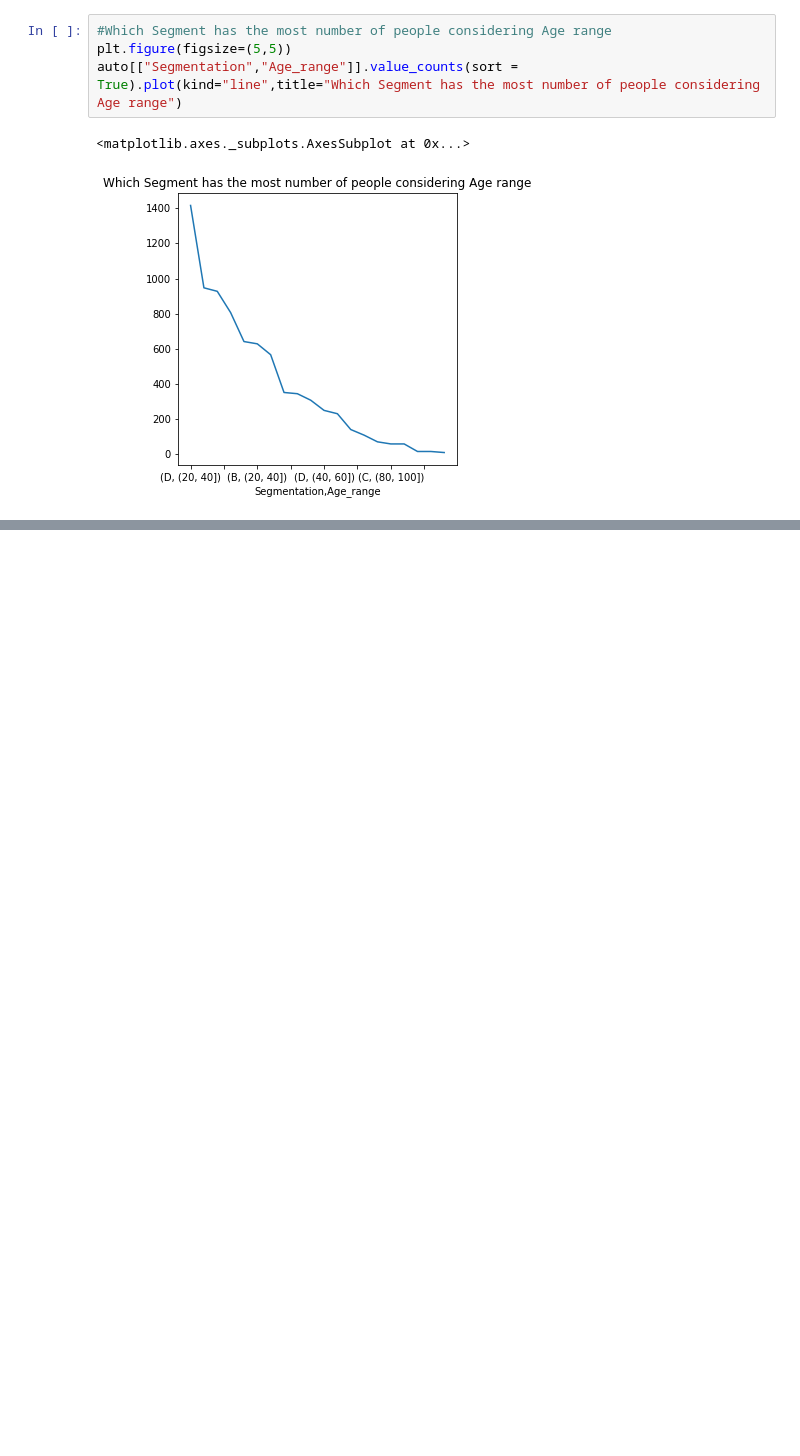
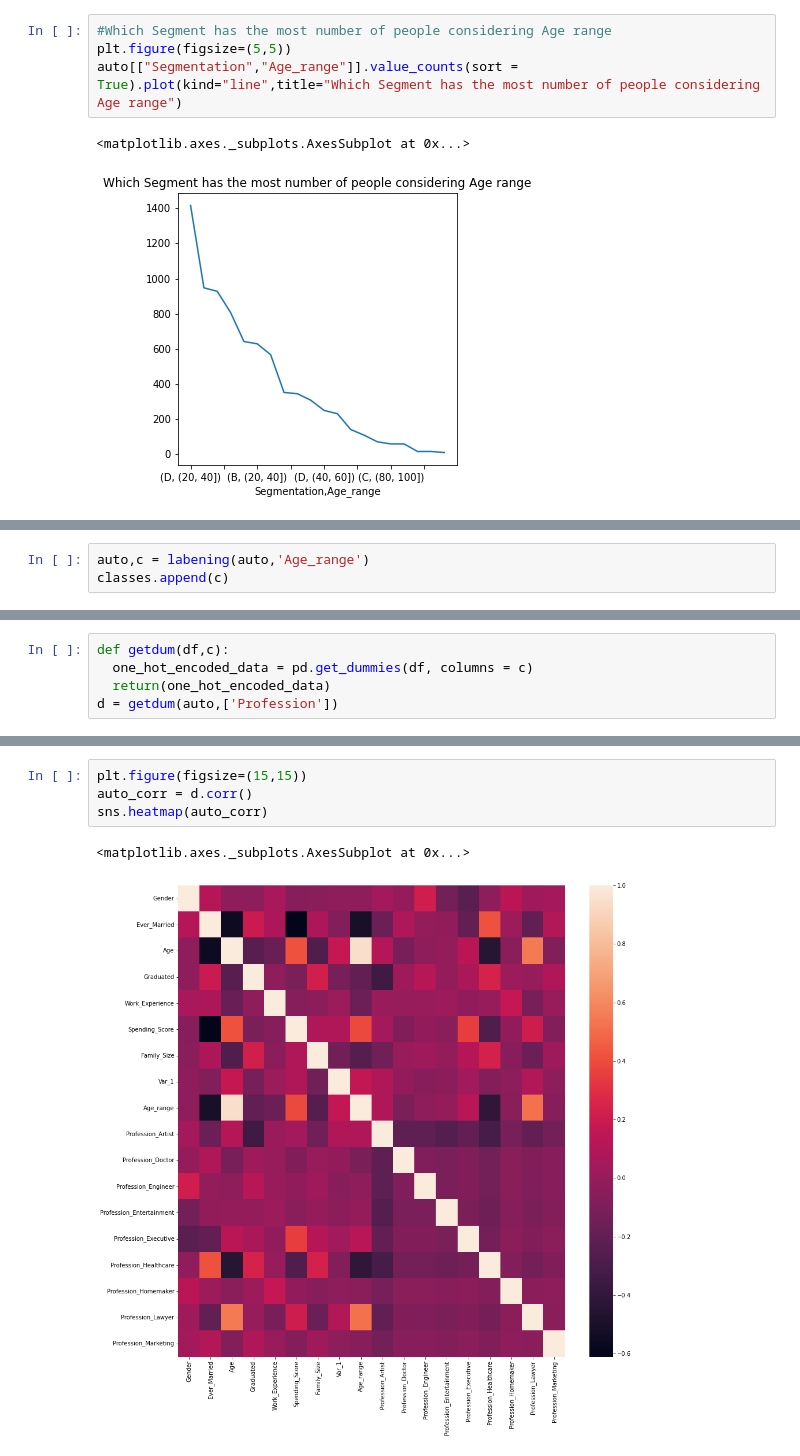
Before and after one commit to AtharvaGh/StartingOne, a Jupyter notebook: Usecase1.ipynb, the cells around one changed output, grey strips where cells are left out. Cells and saved outputs as stored; diff of their text form; blank space fills up the shorter version.

```diff
--- a/Usecase1.ipynb
+++ b/Usecase1.ipynb
@@ -321,0 +338,3 @@ array(['Healthcare', 'Engineer', 'Lawyer', 'Entertainment', 'Artist',
+# %%
+auto,c = labening(auto,'Age_range')
+classes.append(c)
@@ -321,0 +353,5 @@ array(['Healthcare', 'Engineer', 'Lawyer', 'Entertainment', 'Artist',
+# %%
+def getdum(df,c):
+  one_hot_encoded_data = pd.get_dummies(df, columns = c)
+  return(one_hot_encoded_data)
+d = getdum(auto,['Profession'])
@@ -321,0 +378,7 @@ array(['Healthcare', 'Engineer', 'Lawyer', 'Entertainment', 'Artist',
+# %%
+plt.figure(figsize=(15,15))
+auto_corr = d.corr()
+sns.heatmap(auto_corr)
+# %% [output]
+<matplotlib.axes._subplots.AxesSubplot at 0x...>
+[figure, added]
```
Also changed, not shown: parts of 45 cells of this notebook.
